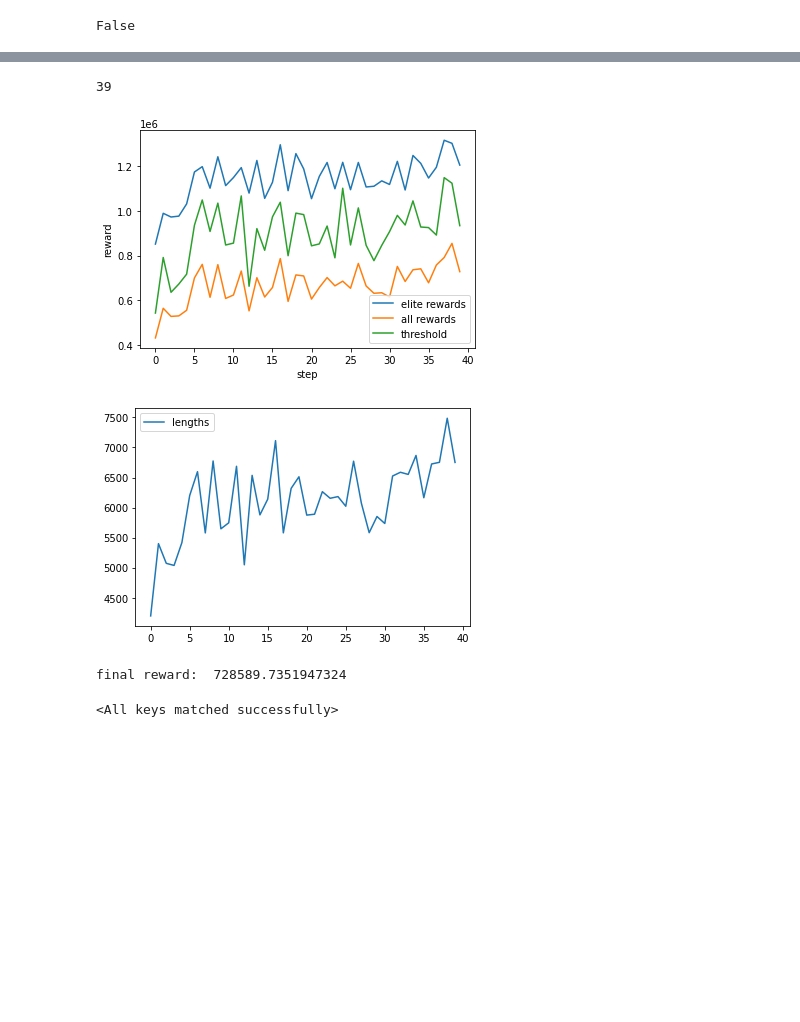
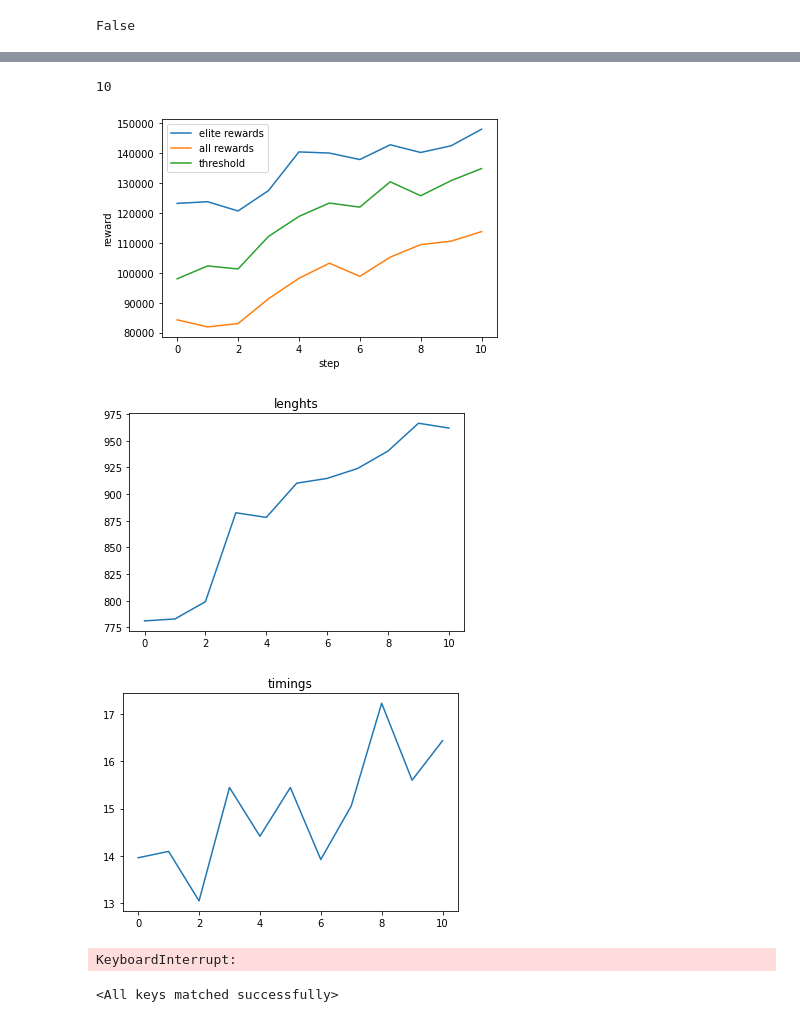
Before and after one commit to limon8884/copter, a Jupyter notebook: test_note.ipynb, the cells around one changed output, grey strips where cells are left out. Cells and saved outputs as stored; diff of their text form; code cells hidden in the pictures; blank space fills up the shorter version.

Commit message:
3-d action (neutral) + timing logs

```diff
--- a/test_note.ipynb
+++ b/test_note.ipynb
@@ -13,7 +13,7 @@ model_params = {
     'upper_force_loss_coeff': 10., #3 # coef before punish for missing total force on y-axis. target_force is a target.
     'step_size': 1e-3, # time length of iteration in seconds
     # 'target_upper_force': 2.0, # total force on y-axis which wanted to be achieved and stated.
-    'gamma': 0.99, # discount factor
+    # 'gamma': 0.99, # discount factor
     'std_angle': 0.0,
     'std_velocity': 0.0,
     'std_acceleration': 0.0,
@@ -25,15 +25,15 @@ import matplotlib.pyplot as plt
 from Copter.Session import Session
 from Copter.Network import Network
 import torch
-loaded_net = Network(6, 4)
-loaded_net.load_state_dict(torch.load('trainedNet_40_10000_50_70_rew730k.pt'))
-session = Session(network=loaded_net, target_upper_force=None, **model_params)
+net = Network(6, 6)
+# loaded_net.load_state_dict(torch.load('trainedNet_40_10000_50_70_rew730k.pt'))
+session = Session(network=net, target_upper_force=None, **model_params)
 session.step(1)
 # %% [output]
 False
 # %%
 # net = Network(6, 4)
-s = Session(network=loaded_net, target_upper_force=None, **model_params)
+s = Session(network=net, target_upper_force=None, **model_params)
 s.run(100000, pred_iters=100000 / 2)
 print(s.success)
 s.plot_logs()
@@ -63,11 +52,12 @@ from Copter.Session import Session
 from Copter.Network import Network
 from IPython.display import clear_output
 from joblib import Parallel, delayed
+import time
 
 class Trainer(object):
     def __init__(self, network=None, target_upper_force=None, n_iters=2000, n_sessions=50, percentile=70, use_parallel=True):
         if network is None:
-            self.network = Network(6, 4)
+            self.network = Network(6, 6)
         else:
             self.network = network
         self.session = Session(network=self.network, target_upper_force=target_upper_force, **model_params)
@@ -108,6 +98,7 @@ class Trainer(object):
 
             return state_tensor, action_tensor_left, action_tensor_right, total_reward, length
 
+        start_time = time.time()
         if self.use_parallel:
             sessions = Parallel(n_jobs=-1)(delayed(generate_session)() for i in range(self.n_sessions))
             state_tensors, action_tensors_left, action_tensors_right, total_rewards, session_lenghts = zip(*sessions)
@@ -143,6 +134,7 @@ class Trainer(object):
             # 'elite_rewards': [reward for reward in total_rewards if reward_threshold <= reward],
             'lenghts': session_lenghts,
             'threshold': reward_threshold,
+            'timings': time.time() - start_time
             # 'log': session_logs,
         }
 
@@ -157,8 +149,8 @@ class Trainer(object):
         avg_session_reward, avg_elite_session_reward = avg_rewards
 
         logits = self.network(normalize_tensor(states_tensor))
-        left_log_logits = F.log_softmax(logits[:, :2], -1)
-        right_log_logits = F.log_softmax(logits[:, 2:], -1)
+        left_log_logits = F.log_softmax(logits[:, :3], -1)
+        right_log_logits = F.log_softmax(logits[:, 3:], -1)
         log_probs_for_actions = torch.sum(left_log_logits * actions_left_tensor + right_log_logits * actions_right_tensor, dim=1)
 
         # entropy = (torch.exp(log_probs_for_actions) * log_probs_for_actions).sum()
@@ -181,10 +173,11 @@ class Trainer(object):
         '''
         for step in range(train_steps):
             self.train_model_step()
+
             if print_:
                 clear_output()
                 print(step)
-                if step % 5 == 0:
+                if step % 1 == 0:
                     self.plot_trained_logs()
 
     def plot_trained_logs(self):
@@ -198,20 +191,25 @@ class Trainer(object):
         plt.plot([logs['threshold'] for logs in self.info], label='threshold')
         plt.legend()
         plt.show()
+        plt.title('lenghts')
         plt.plot([np.mean(logs['lenghts']) for logs in self.info], label='lengths')
-        plt.legend()
+        # plt.legend()
         plt.show()
+        plt.title('timings')
+        plt.plot([np.mean(logs['timings']) for logs in self.info], label='timings')
+        plt.show()
 # %%
-tr = Trainer(network=trained_net, n_iters=10000, n_sessions=50, percentile=70, use_parallel=True)
-tr.train_model(40)
+tr = Trainer(network=None, n_iters=1000, n_sessions=100, percentile=70, use_parallel=True)
+tr.train_model(20)
 # trained_net = tr.network
-tr.plot_trained_logs()
+# tr.plot_trained_logs()
 print('final reward: ', tr.train_rewards[-1])
 # %% [output]
-39
+10
-[figure, old version]
+[figure, new version]
-[figure, old version]
+[figure, new version]
+[figure, added]
-final reward:  728589.7351947324
+KeyboardInterrupt:
 # %%
 # torch.save(tr.network.state_dict(), 'trainedNet_40_10000_50_70_rew730k.pt')
 
```
Also changed, not shown: parts of 3 cells of this notebook, 3 other files.
